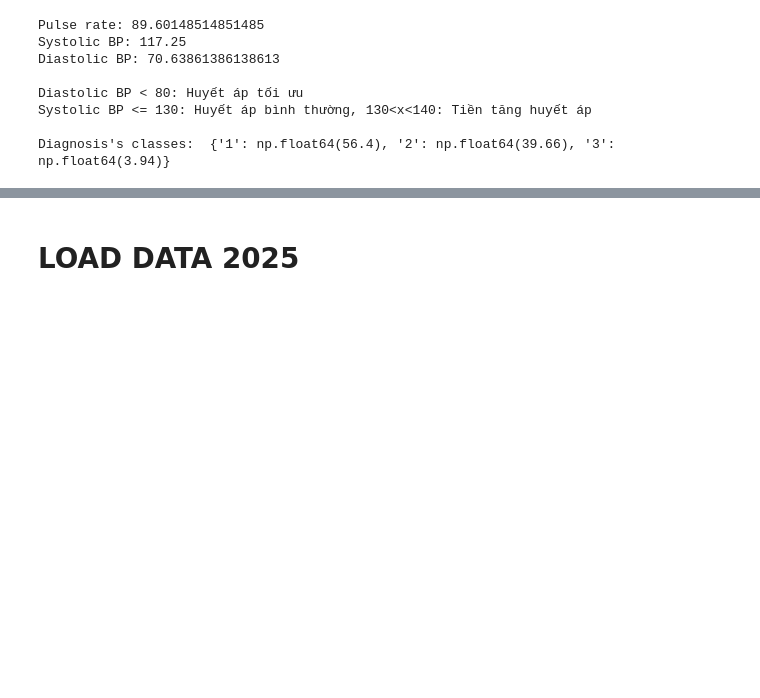
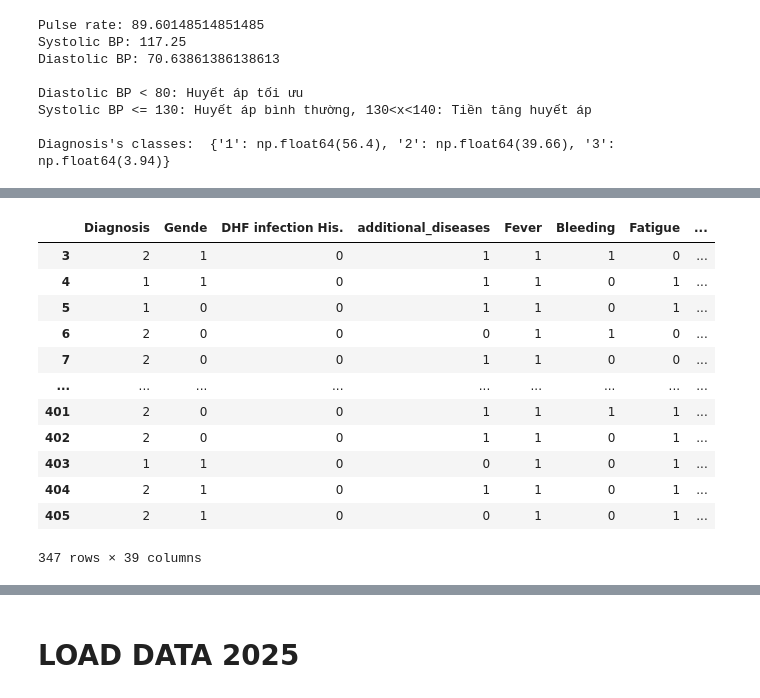
Before and after one commit to khnam-ng/SevereDengueFever, a Jupyter notebook: notebooks/more_data.ipynb, the cells around one changed output, grey strips where cells are left out. Cells and saved outputs as stored; diff of their text form; code cells hidden in the pictures; blank space fills up the shorter version.

```diff
--- a/notebooks/more_data.ipynb
+++ b/notebooks/more_data.ipynb
@@ -145,0 +219,19 @@ Diagnosis's classes:  {'1': np.float64(56.4), '2': np.float64(39.66), '3': np.fl
+# %%
+# df_symptoms.columns
+df_symptoms = df_symptoms[~((df_symptoms['AST1'] == 0) & (df_symptoms['ALT1'] == 0))]
+
+df_symptoms
+# %% [output]
+|  | Diagnosis | Gende | DHF infection His. | additional_diseases | Fever | Bleeding | Fatigue | ... |
+| 3 | 2 | 1 | 0 | 1 | 1 | 1 | 0 | ... |
+| 4 | 1 | 1 | 0 | 1 | 1 | 0 | 1 | ... |
+| 5 | 1 | 0 | 0 | 1 | 1 | 0 | 1 | ... |
+| 6 | 2 | 0 | 0 | 0 | 1 | 1 | 0 | ... |
+| 7 | 2 | 0 | 0 | 1 | 1 | 0 | 0 | ... |
+| ... | ... | ... | ... | ... | ... | ... | ... | ... |
+| 401 | 2 | 0 | 0 | 1 | 1 | 1 | 1 | ... |
+| 402 | 2 | 0 | 0 | 1 | 1 | 0 | 1 | ... |
+| 403 | 1 | 1 | 0 | 0 | 1 | 0 | 1 | ... |
+| 404 | 2 | 1 | 0 | 1 | 1 | 0 | 1 | ... |
+| 405 | 2 | 1 | 0 | 0 | 1 | 0 | 1 | ... |
+347 rows × 39 columns
```
Also changed, not shown: parts of 36 cells of this notebook.
